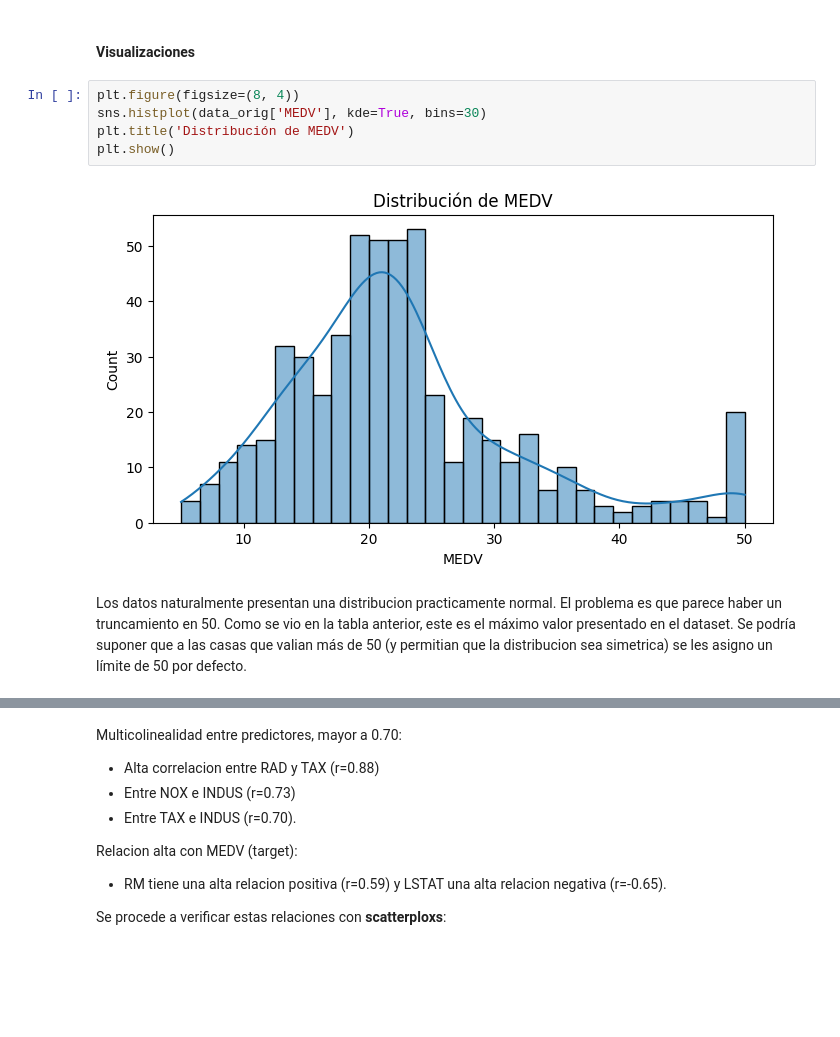
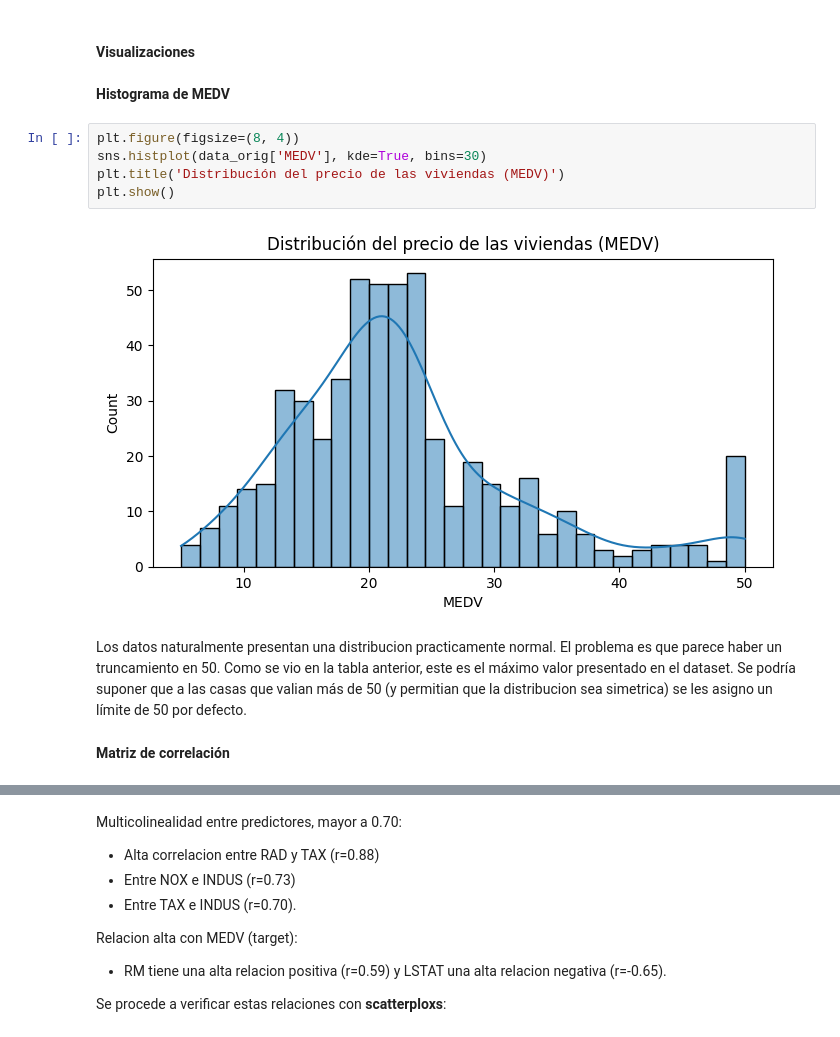
Before and after one commit to AlvaTF/TP-AA1-Ruiz-Toledo-Mendoza, a Jupyter notebook: TP_1/TP_regresion_AA1.ipynb, the cells around one changed output, grey strips where cells are left out. Drawn from its saved outputs; the diff is of its cells as text; blank space fills up the shorter version.

```diff
--- a/TP_1/TP_regresion_AA1.ipynb
+++ b/TP_1/TP_regresion_AA1.ipynb
@@ -175,15 +176,19 @@ round(data_orig.describe(), 2)
 - **CHAS:** binaria, con solo un 9% de zonas lindantes al río; su desvío no tiene la misma interpretación que las demás variables.
 # %% [markdown]
 #### Visualizaciones
+# %% [markdown]
+**Histograma de MEDV**
 # %%
 plt.figure(figsize=(8, 4))
 sns.histplot(data_orig['MEDV'], kde=True, bins=30)
-plt.title('Distribución de MEDV')
+plt.title('Distribución del precio de las viviendas (MEDV)')
 plt.show()
 # %% [output]
-[figure, old version]
+[figure, new version]
 # %% [markdown]
 Los datos naturalmente presentan una distribucion practicamente normal. El problema es que parece haber un truncamiento en 50. Como se vio en la tabla anterior, este es el máximo valor presentado en el dataset. Se podría suponer que a las casas que valian más de 50 (y permitian que la distribucion sea simetrica) se les asigno un límite de 50 por defecto.
+# %% [markdown]
+**Matriz de correlación**
 # %%
 plt.figure(figsize=(10, 7))
 sns.heatmap(data_orig.corr(), annot=True, fmt='.2f', cmap='coolwarm')
```
Also changed, not shown: parts of 8 cells of this notebook.
